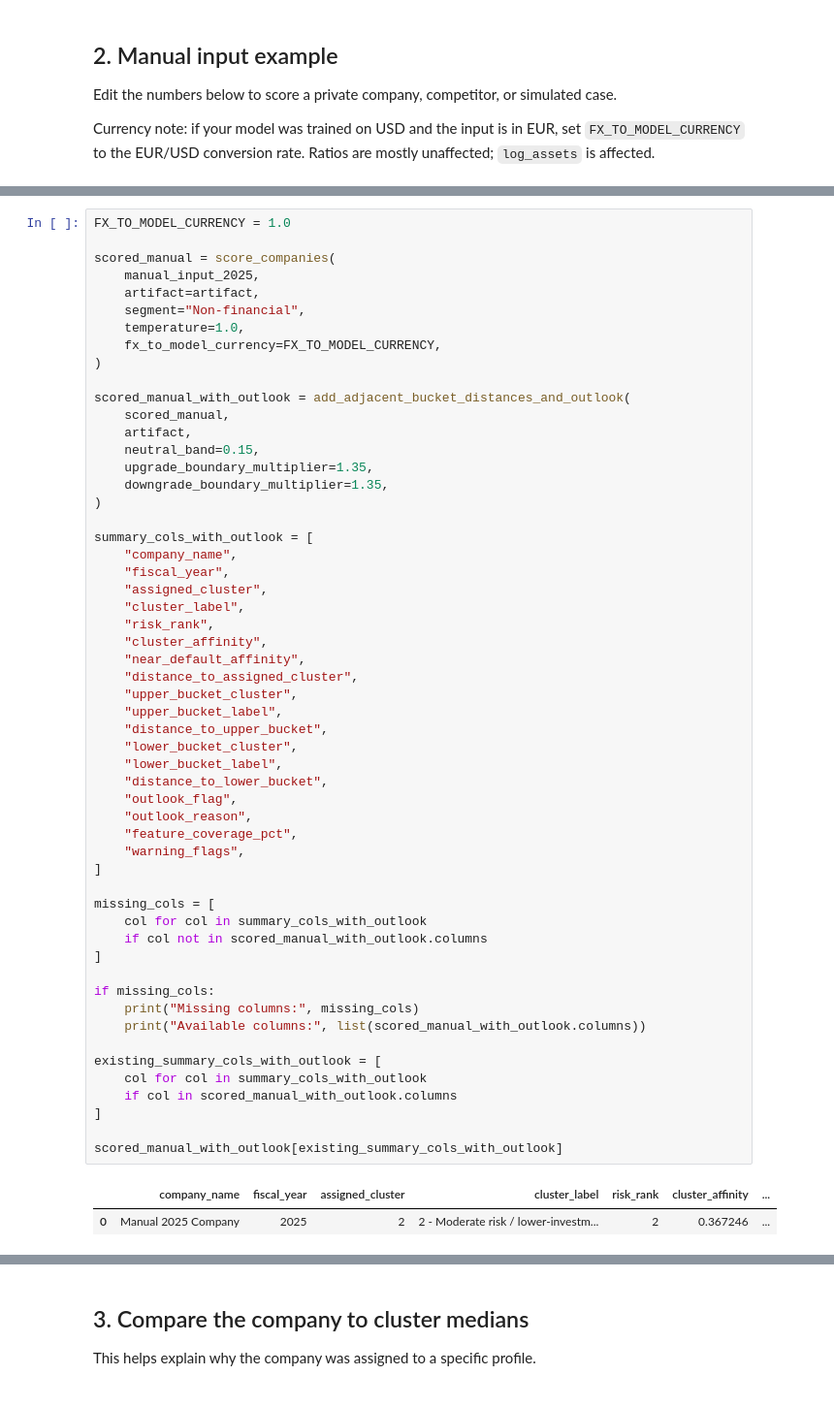
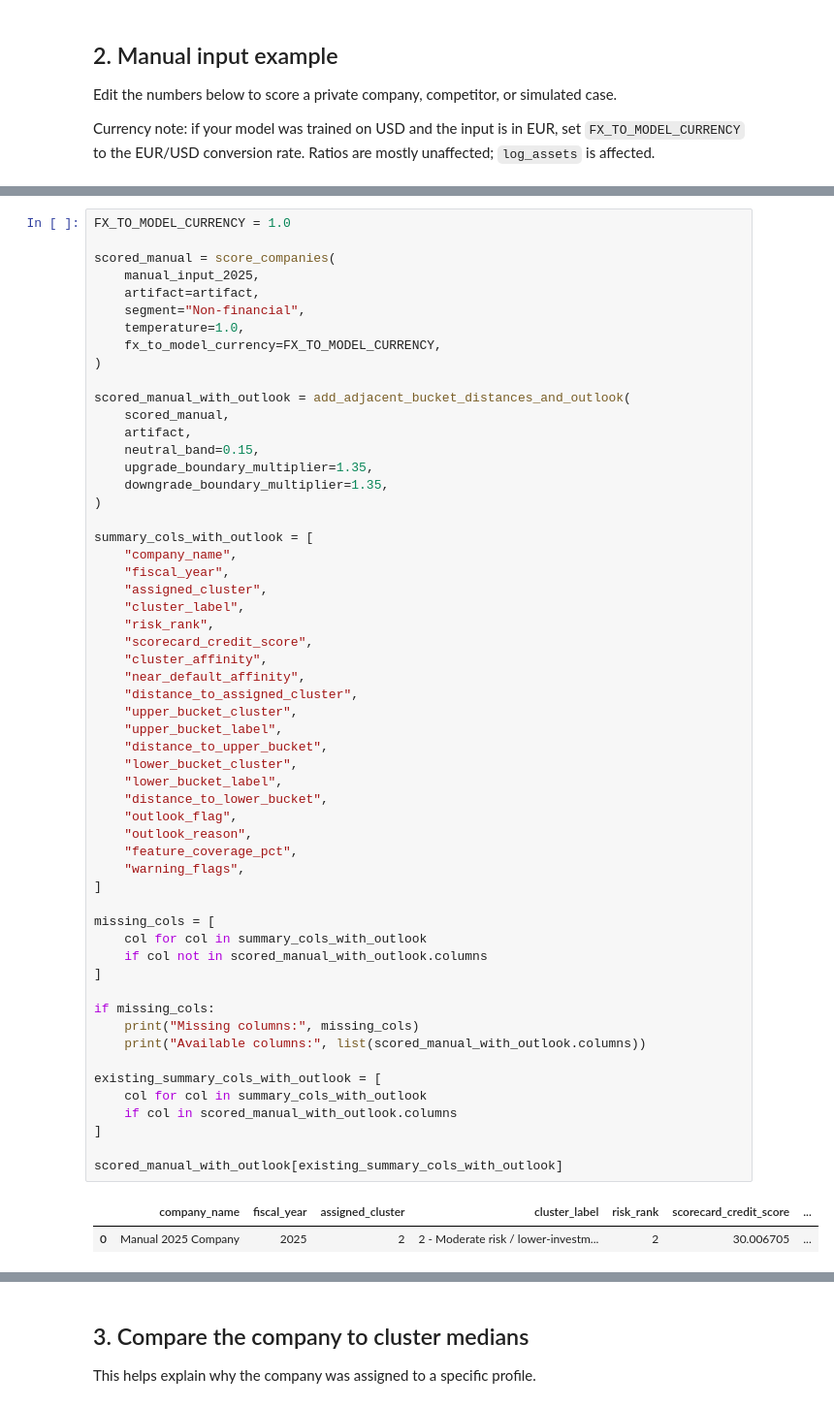
Before and after one commit to Kamend1/corporate_credit_clustering_tool, a Jupyter notebook: notebooks/03_private_company_credit_scoring_tool_feature_patch.ipynb, the cells around one changed output, grey strips where cells are left out. Shown at 97% size. Cells and saved outputs as stored; diff of their text form.

```diff
--- a/notebooks/03_private_company_credit_scoring_tool.ipynb
+++ b/notebooks/03_private_company_credit_scoring_tool_feature_patch.ipynb
@@ -155,37 +163,38 @@ summary_cols_with_outlook = [
     "assigned_cluster",
     "cluster_label",
     "risk_rank",
+    "scorecard_credit_score",
     "cluster_affinity",
     "near_default_affinity",
     "distance_to_assigned_cluster",
     "upper_bucket_cluster",
     "upper_bucket_label",
     "distance_to_upper_bucket",
     "lower_bucket_cluster",
     "lower_bucket_label",
     "distance_to_lower_bucket",
     "outlook_flag",
     "outlook_reason",
     "feature_coverage_pct",
     "warning_flags",
 ]
 
 missing_cols = [
     col for col in summary_cols_with_outlook
     if col not in scored_manual_with_outlook.columns
 ]
 
 if missing_cols:
     print("Missing columns:", missing_cols)
     print("Available columns:", list(scored_manual_with_outlook.columns))
 
 existing_summary_cols_with_outlook = [
     col for col in summary_cols_with_outlook
     if col in scored_manual_with_outlook.columns
 ]
 
 scored_manual_with_outlook[existing_summary_cols_with_outlook]
 # %% [output]
-|  | company_name | fiscal_year | assigned_cluster | cluster_label | risk_rank | cluster_affinity | ... |
-| 0 | Manual 2025 Company | 2025 | 2 | 2 - Moderate risk / lower-investm... | 2 | 0.367246 | ... |
+|  | company_name | fiscal_year | assigned_cluster | cluster_label | risk_rank | scorecard_credit_score | ... |
+| 0 | Manual 2025 Company | 2025 | 2 | 2 - Moderate risk / lower-investm... | 2 | 30.006705 | ... |
 # %%
```
Also changed, not shown: parts of 7 cells of this notebook, 2 other files.
